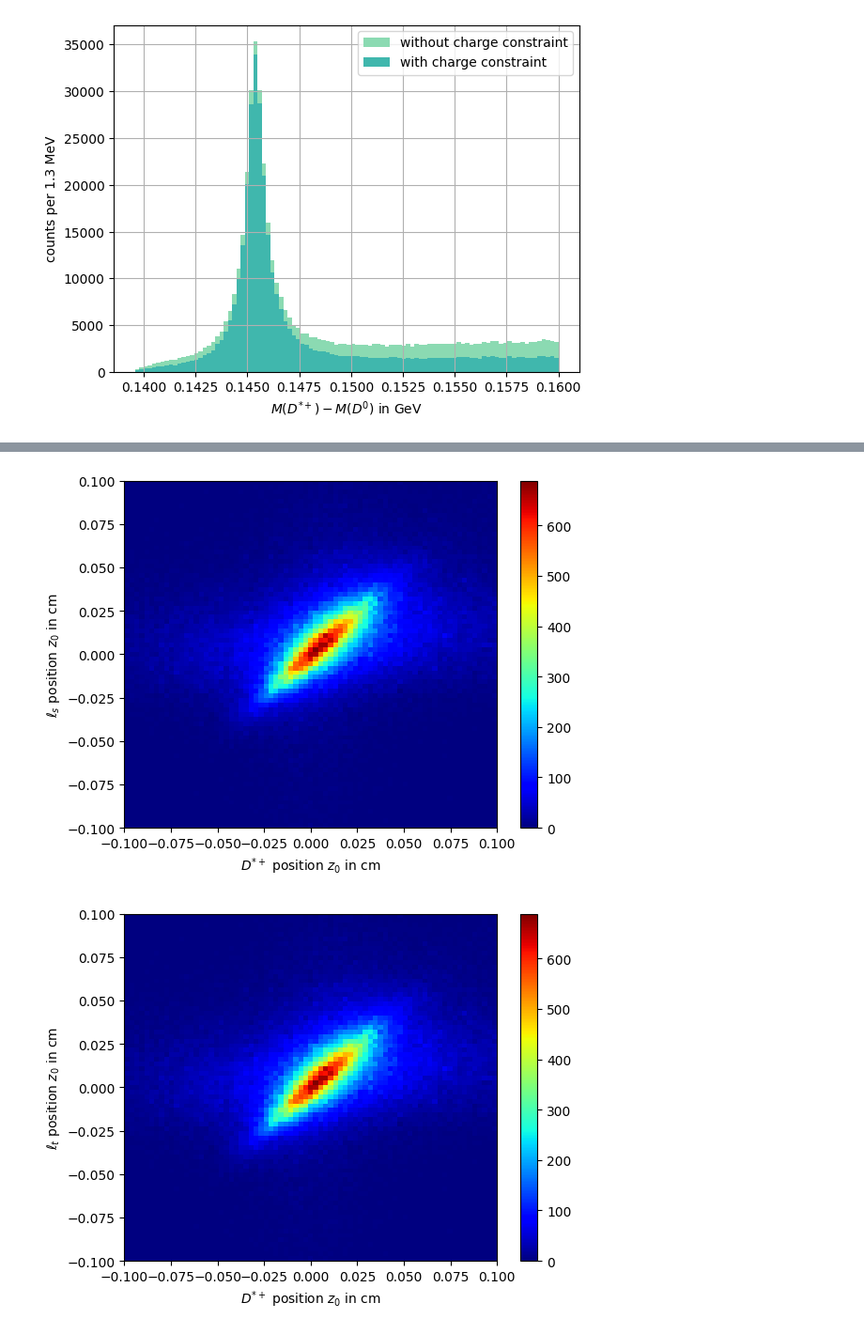
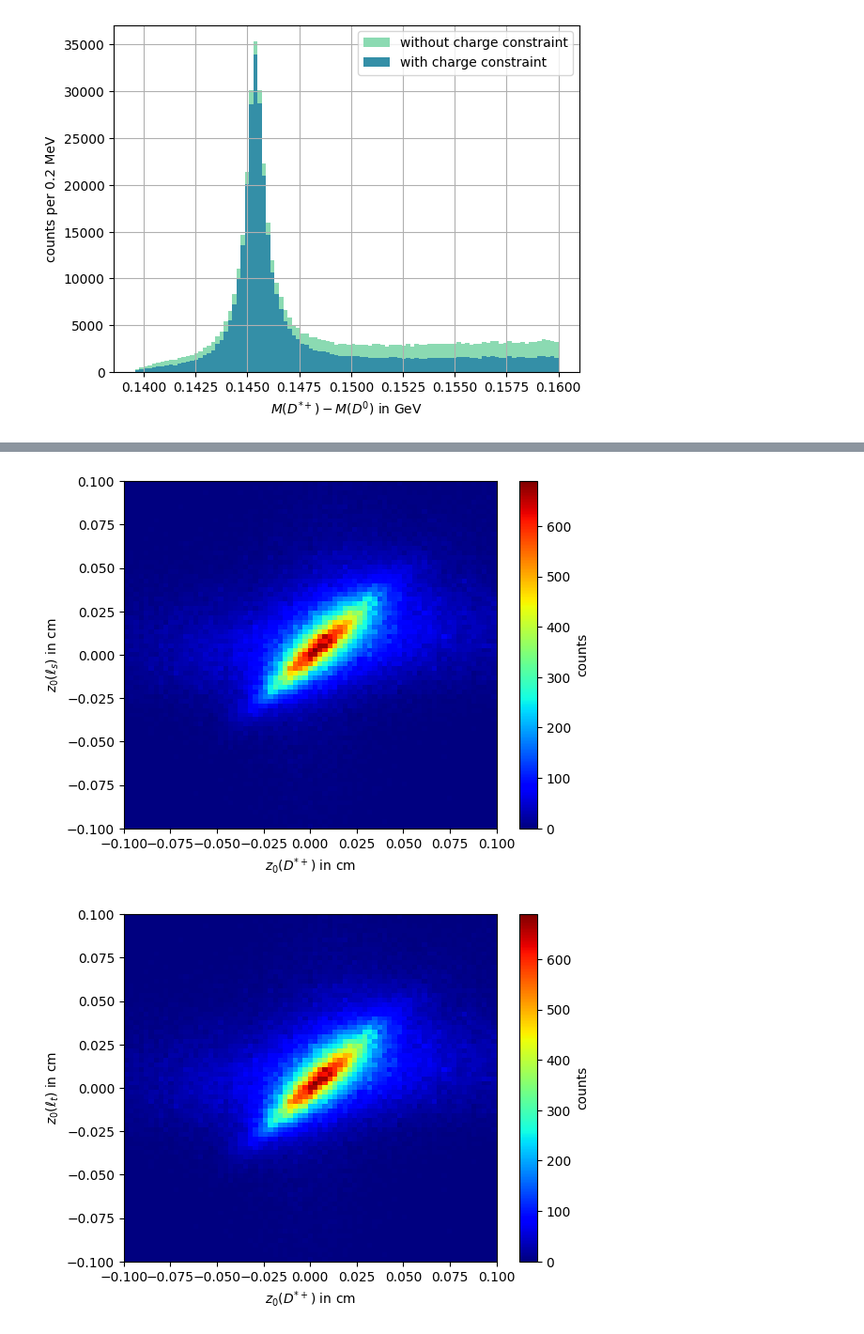
Before and after one commit to martludw/Advanced-Lab-Course, a Jupyter notebook: E215/notebooks/belleII_analysis.ipynb, the cells around one changed output, grey strips where cells are left out. Shown at 94% size. Drawn from its saved outputs; the diff is of its cells as text; code cells hidden in the pictures.

```diff
--- a/E215/notebooks/belleII_analysis.ipynb
+++ b/E215/notebooks/belleII_analysis.ipynb
@@ -7,5 +7,7 @@ from scipy.optimize import curve_fit
 from uncertainties import ufloat, unumpy
 
 sns.set_palette("mako_r")  # prettier colors for histograms
+color_cycle = plt.rcParams["axes.prop_cycle"].by_key()["color"]
 
 df = pd.read_hdf("./../data/data-e215.h5", key="full")
+print(df.shape)
@@ -175,8 +187,8 @@ N_bins = 100
 df_reduced2["M_diff"] = df_reduced2["Dstar_M"] - df_reduced2["D0_M"]
 q_cut2 = df_reduced2["pi_q"] == df_reduced2["pis_q"]
 plt.hist(df_reduced2["M_diff"], bins=N_bins, label="without charge constraint")
-n2, bins2, _ = plt.hist(df_reduced2.loc[q_cut2]["M_diff"], bins=N_bins, label="with charge constraint")
-plt.ylabel("counts per %.1f MeV" %((bins[1] - bins[0]) * 1000))
+n2, bins2, _ = plt.hist(df_reduced2.loc[q_cut2]["M_diff"], bins=N_bins, label="with charge constraint", color=color_cycle[2])
+plt.ylabel("counts per %.1f MeV" %((bins2[1] - bins2[0]) * 1000))
 plt.xlabel(r"$M(D^{*+}) - M(D^0)$ in GeV")
 plt.legend()
 plt.grid()
@@ -273,15 +296,15 @@ See the caveats in the documentation: https://pandas.pydata.org/pandas-docs/stab
 # %%
 plt.hist2d(df_reduced4["Dstar_z0"], df_reduced4["Ls_z0"], bins = (75, 75), range=[[-0.1, 0.1], [-0.1, 0.1]], cmap=plt.cm.jet)
-plt.xlabel("$D^{*+}$ position $z_0$ in cm")
-plt.ylabel("$\ell_s$ position $z_0$ in cm")
-plt.colorbar()
+plt.xlabel("$z_0(D^{*+})$ in cm")
+plt.ylabel("$z_0(\ell_s)$ in cm")
+plt.colorbar(label="counts")
 plt.show()
 
 plt.hist2d(df_reduced4["Dstar_z0"], df_reduced4["Lt_z0"], bins = (75, 75), range=[[-0.1, 0.1], [-0.1, 0.1]], cmap=plt.cm.jet)
-plt.xlabel("$D^{*+}$ position $z_0$ in cm")
-plt.ylabel("$\ell_t$ position $z_0$ in cm")
-plt.colorbar()
+plt.xlabel("$z_0(D^{*+})$ in cm")
+plt.ylabel("$z_0(\ell_t)$ in cm")
+plt.colorbar(label="counts")
 plt.show()
 # %% [output]
-[figure, old version]
+[figure, new version]
-[figure, old version]
+[figure, new version]
```
Also changed, not shown: parts of 18 cells of this notebook.
